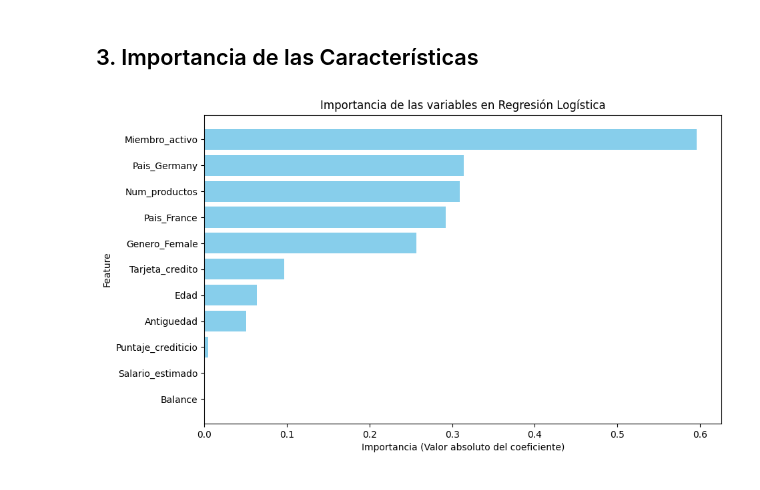
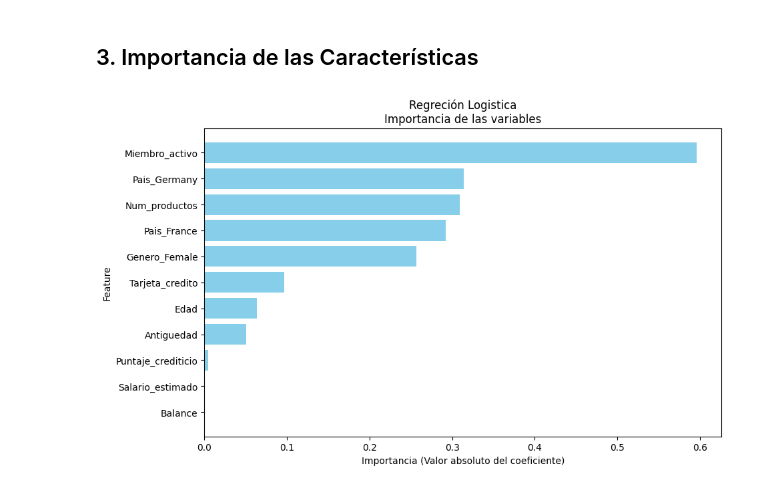
Before and after one commit to nivachasa/Reto_Bootcamp, a Jupyter notebook: Reto_Bootcamp.ipynb, the cells around one changed output. Cells and saved outputs as stored; diff of their text form; code cells hidden in the pictures.

```diff
--- a/Reto_Bootcamp.ipynb
+++ b/Reto_Bootcamp.ipynb
@@ -921,0 +917,4 @@ RandomForestRegressor()
+# %%
+#model_rf = RandomForestRegressor() #<-- Regresion task in which we achive a continuous output
+model_rf = RandomForestClassifier() #<-- Regresion task in which we achive a continuous output
+model_rf.fit(X2_entreno, y2_entreno)
@@ -1030,20 +1033,20 @@ Para el caso de la regresión lineal, se observa números que se pueden consider
 # %%
 # Obtener los coeficientes
 coefficients = model.coef_[0]
 
 # Crear el dataset con las importancias de las variables
 feature_importances = pd.DataFrame({'Feature': X2_entreno.columns, 'Importance': np.abs(coefficients)})
 
 # Ordenar las variables por importancia (valor absoluto del coeficiente)
 feature_importances = feature_importances.sort_values(by='Importance', ascending=False)
 
 # Crear el gráfico de barras
 plt.figure(figsize=(10, 6))  # Tamaño del gráfico
 plt.barh(feature_importances['Feature'], feature_importances['Importance'], color='skyblue')
 plt.xlabel('Importancia (Valor absoluto del coeficiente)')
 plt.ylabel('Feature')
-plt.title('Importancia de las variables en Regresión Logística')
+plt.title('Regreción Logistica\nImportancia de las variables')
 plt.gca().invert_yaxis()
 plt.show()
 # %% [output]
-[figure, old version]
+[figure, new version]
```
Also changed, not shown: parts of 9 cells of this notebook.
